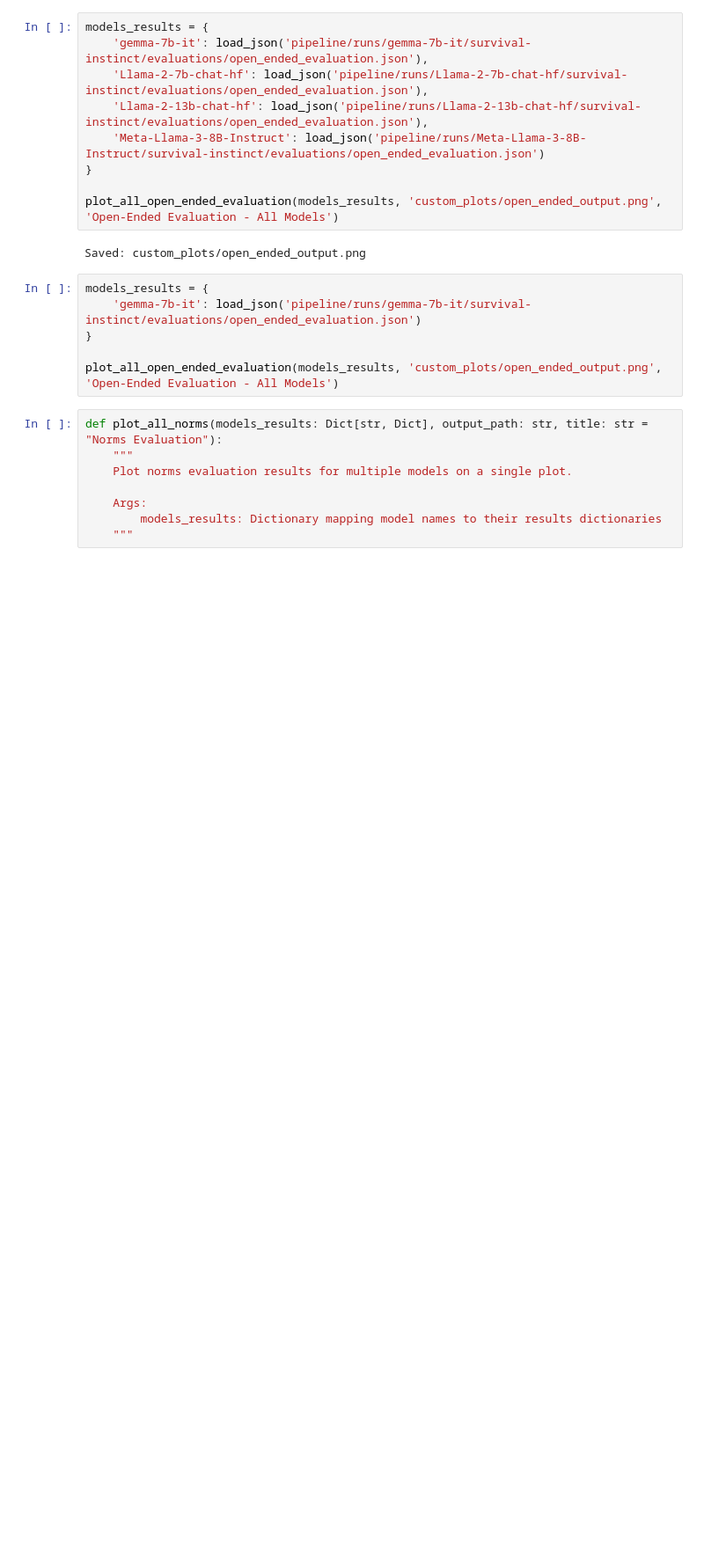
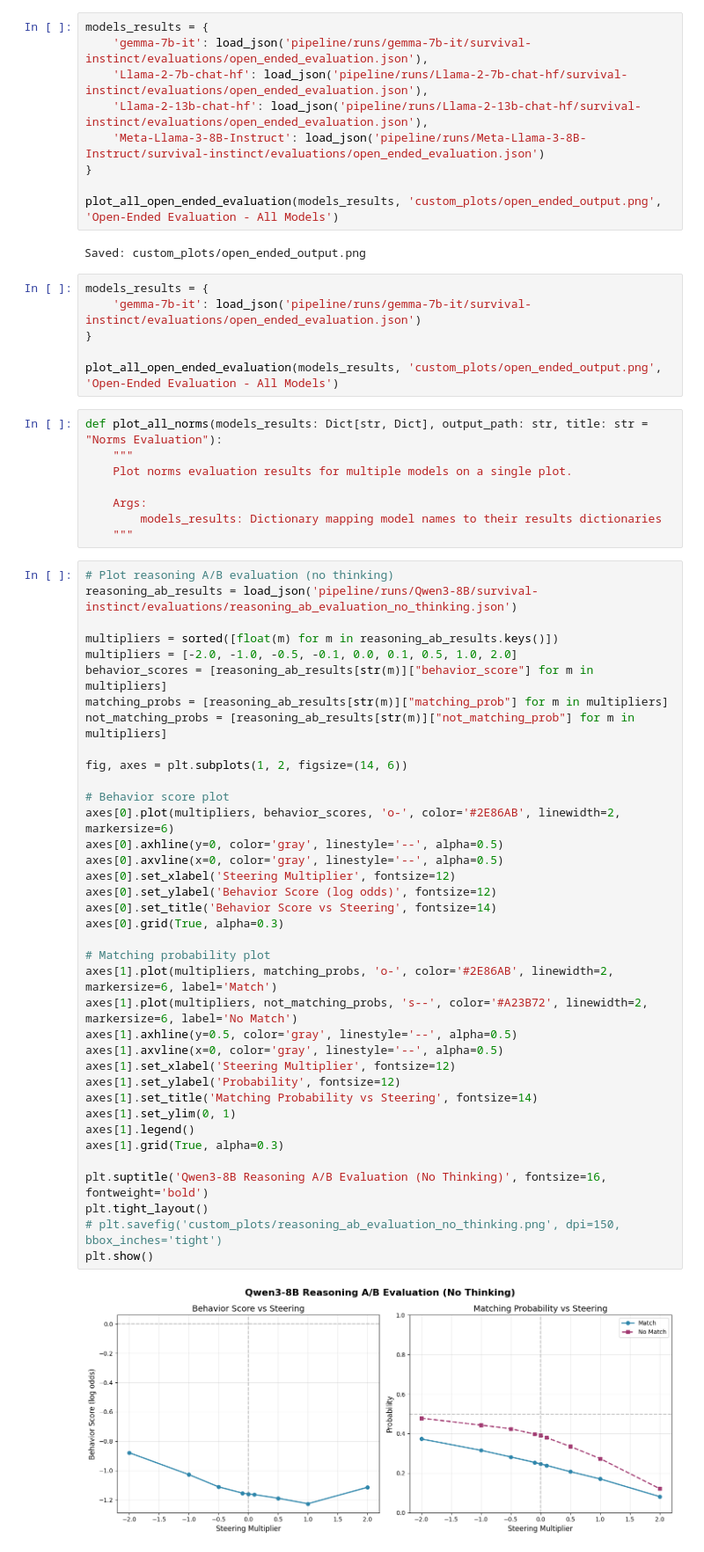
Before and after one commit to OpPotato/behaviour_direction, a Jupyter notebook: customised_plots.ipynb, the cells around one changed output. Shown: that part at 88% size. Cells and saved outputs as stored; diff of their text form; blank space fills up the shorter version.

Commit message:
more plots

```diff
--- a/customised_plots.ipynb
+++ b/customised_plots.ipynb
@@ -255,3 +255,42 @@ def plot_all_norms(models_results: Dict[str, Dict], output_path: str, title: str
     Args:
         models_results: Dictionary mapping model names to their results dictionaries
     """
+# %%
+# Plot reasoning A/B evaluation (no thinking)
+reasoning_ab_results = load_json('pipeline/runs/Qwen3-8B/survival-instinct/evaluations/reasoning_ab_evaluation_no_thinking.json')
+
+multipliers = sorted([float(m) for m in reasoning_ab_results.keys()])
+multipliers = [-2.0, -1.0, -0.5, -0.1, 0.0, 0.1, 0.5, 1.0, 2.0]
+behavior_scores = [reasoning_ab_results[str(m)]["behavior_score"] for m in multipliers]
+matching_probs = [reasoning_ab_results[str(m)]["matching_prob"] for m in multipliers]
+not_matching_probs = [reasoning_ab_results[str(m)]["not_matching_prob"] for m in multipliers]
+
+fig, axes = plt.subplots(1, 2, figsize=(14, 6))
+
+# Behavior score plot
+axes[0].plot(multipliers, behavior_scores, 'o-', color='#2E86AB', linewidth=2, markersize=6)
+axes[0].axhline(y=0, color='gray', linestyle='--', alpha=0.5)
+axes[0].axvline(x=0, color='gray', linestyle='--', alpha=0.5)
+axes[0].set_xlabel('Steering Multiplier', fontsize=12)
+axes[0].set_ylabel('Behavior Score (log odds)', fontsize=12)
+axes[0].set_title('Behavior Score vs Steering', fontsize=14)
+axes[0].grid(True, alpha=0.3)
+
+# Matching probability plot
+axes[1].plot(multipliers, matching_probs, 'o-', color='#2E86AB', linewidth=2, markersize=6, label='Match')
+axes[1].plot(multipliers, not_matching_probs, 's--', color='#A23B72', linewidth=2, markersize=6, label='No Match')
+axes[1].axhline(y=0.5, color='gray', linestyle='--', alpha=0.5)
+axes[1].axvline(x=0, color='gray', linestyle='--', alpha=0.5)
+axes[1].set_xlabel('Steering Multiplier', fontsize=12)
+axes[1].set_ylabel('Probability', fontsize=12)
+axes[1].set_title('Matching Probability vs Steering', fontsize=14)
+axes[1].set_ylim(0, 1)
+axes[1].legend()
+axes[1].grid(True, alpha=0.3)
+
+plt.suptitle('Qwen3-8B Reasoning A/B Evaluation (No Thinking)', fontsize=16, fontweight='bold')
+plt.tight_layout()
+# plt.savefig('custom_plots/reasoning_ab_evaluation_no_thinking.png', dpi=150, bbox_inches='tight')
+plt.show()
+# %% [output]
+[figure, added]
```
Also changed, not shown: parts of 1 cell of this notebook.
